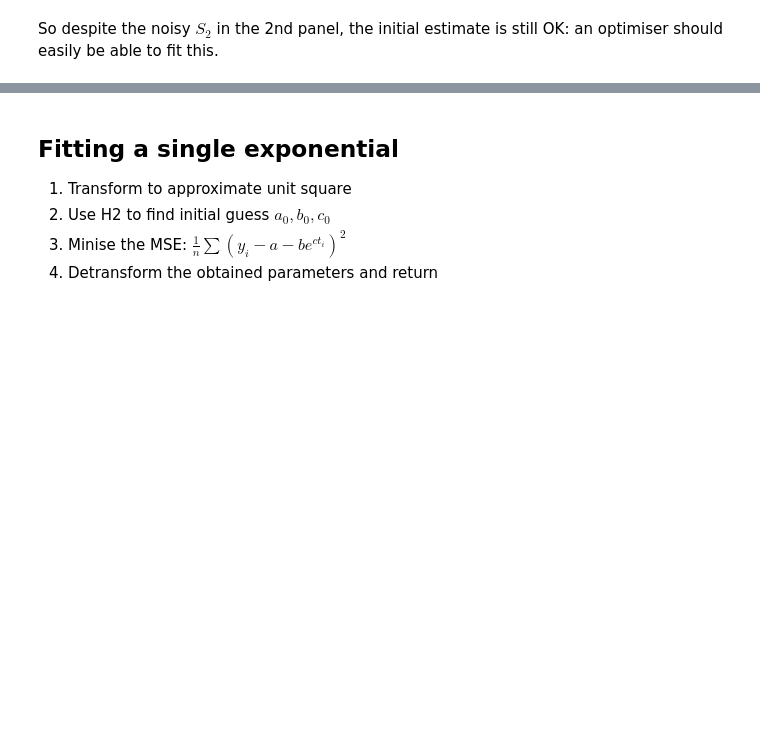
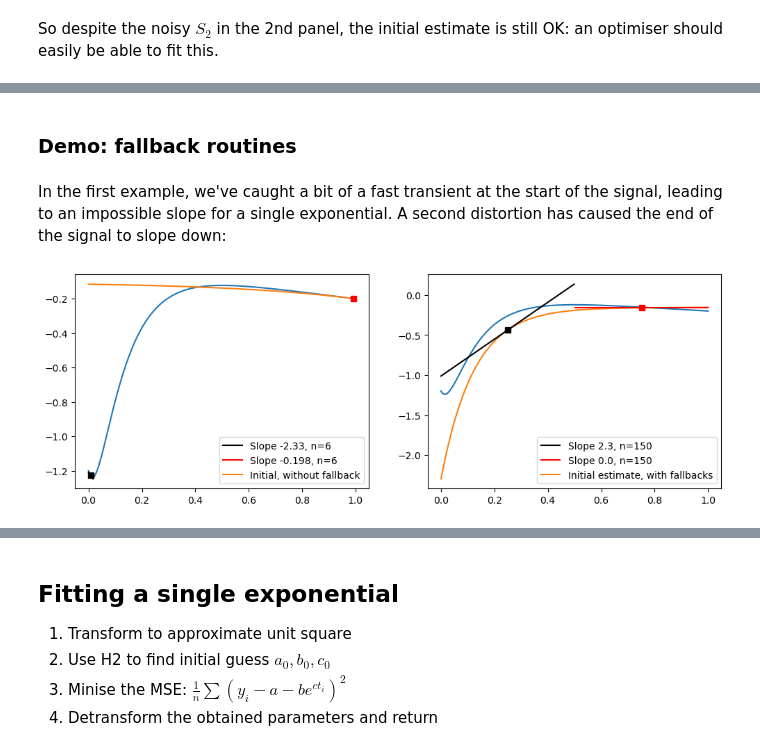
Before and after one commit to myokit/expfit, a Jupyter notebook: docs/expfit-1-initial-guess.ipynb, the cells around one changed output, grey strips where cells are left out. Cells and saved outputs as stored; diff of their text form; code cells hidden in the pictures; blank space fills up the shorter version.

Commit message:
Added edge cases and fallbacks to docs

```diff
--- a/docs/expfit-1-initial-guess.ipynb
+++ b/docs/expfit-1-initial-guess.ipynb
@@ -228,0 +243,32 @@ So despite the noisy $S_2$ in the 2nd panel, the initial estimate is still OK: a
+# %% [markdown]
+### Demo: fallback routines
+# %% [markdown]
+In the first example, we've caught a bit of a fast transient at the start of the signal, leading to an impossible slope for a single exponential.
+A second distortion has caused the end of the signal to slope down:
+# %%
+rng = np.random.default_rng(1)
+a0, b0, c0 = 1, -2, -9
+n = 300
+x = np.linspace(0, 1, n)
+y = a0 * np.zeros(x.shape)
+y += b0 * np.exp(c0 * x)
+y += 0.8 * np.exp(-30 * x)
+y += -0.2 * x
+
+def demo_fallbacks(x, y):
+    fig = plt.figure(figsize=(12, 4))
+    ax = fig.add_subplot(1, 2, 1)
+    ax.plot(x, y)
+    a, b, c = expfit.estimate_initial_single(x, y, axes=ax, use_fallbacks=False)
+    ax.plot(x, a + b * np.exp(c * x), label='Initial, without fallback')
+    ax.legend()
+    ax = fig.add_subplot(1, 2, 2)
+    ax.plot(x, y)
+    a, b, c = expfit.estimate_initial_single(x, y, axes=ax, use_fallbacks=True)
+    ax.plot(x, a + b * np.exp(c * x), label='Initial estimate, with fallbacks')
+    ax.legend()
+
+demo_fallbacks(x, y)
+plt.show()
+# %% [output]
+[figure, added]
```
Also changed, not shown: parts of 17 cells of this notebook, 2 other files.
